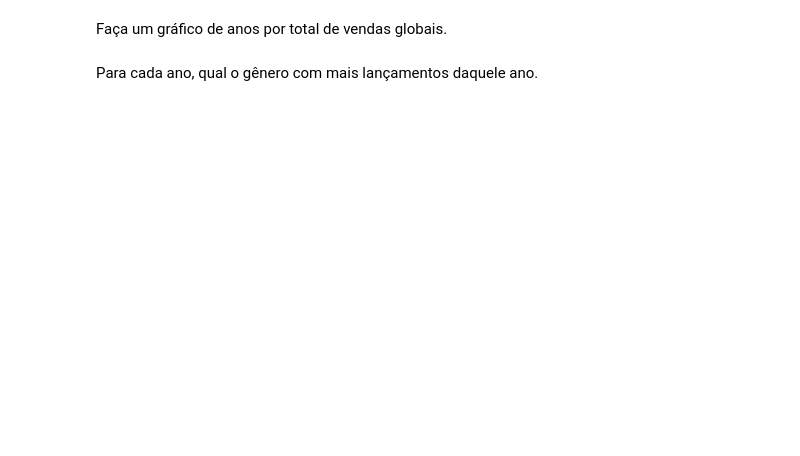
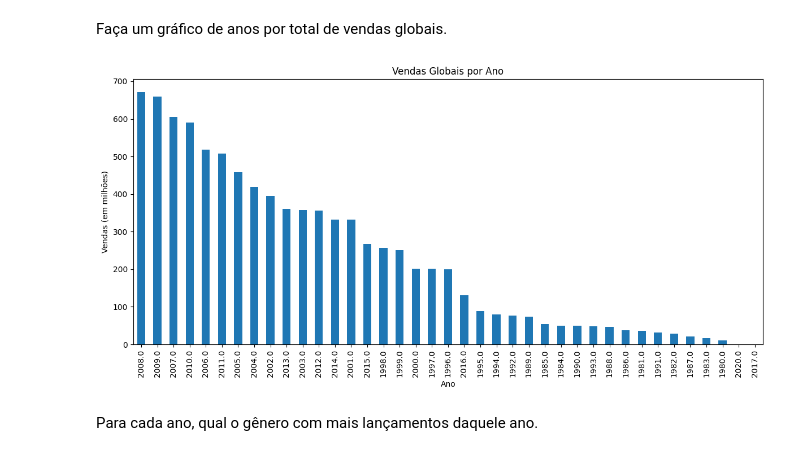
Before and after one commit to repository-italo/webacademy_t4, a Jupyter notebook: 17_ciencia_de_dados/notebook_lab01.json.ipynb, the cells around one changed output. Saved outputs shown, nothing was run; the diff lists cells and outputs as text; code cells hidden in the pictures; blank space fills up the shorter version.

```diff
--- a/17_ciencia_de_dados/notebook_lab01.json.ipynb
+++ b/17_ciencia_de_dados/notebook_lab01.json.ipynb
@@ -18,4 +55,14 @@ Os cinco anos com mais lançamentos, com estes lançamentos divididos por gêner
 # %% [markdown]
 Faça um gráfico de anos por total de vendas globais.
+# %%
+global_sales_by_year = vg.groupby('Year_of_Release')['Global_Sales'].sum().sort_values(ascending=False)
+global_sales_by_year.plot(kind='bar', figsize=(12,6))
+plt.title("Vendas Globais por Ano")
+plt.xlabel("Ano")
+plt.ylabel("Vendas (em milhões)")
+plt.tight_layout()
+plt.show()
+# %% [output]
+[figure, added]
 # %% [markdown]
 Para cada ano, qual o gênero com mais lançamentos daquele ano.
```
Also changed, not shown: parts of 27 cells of this notebook, 1 other file.
